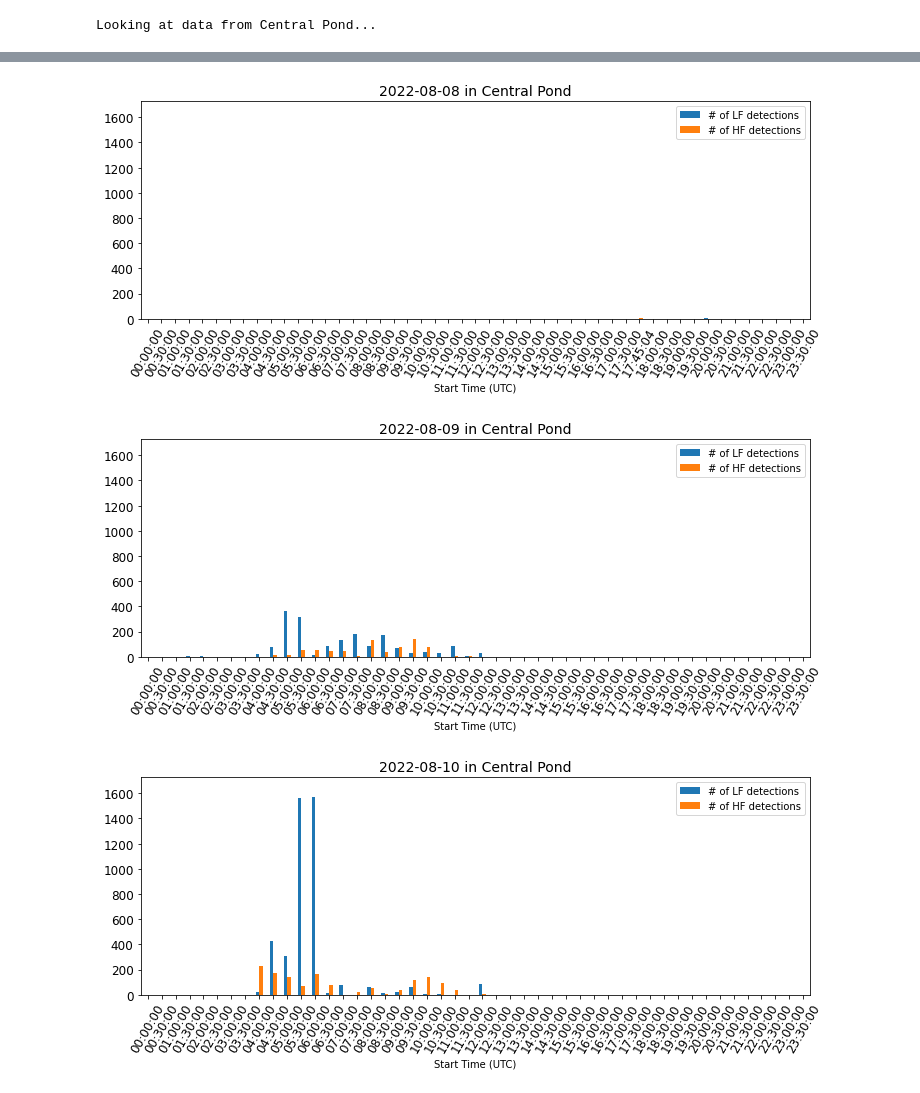
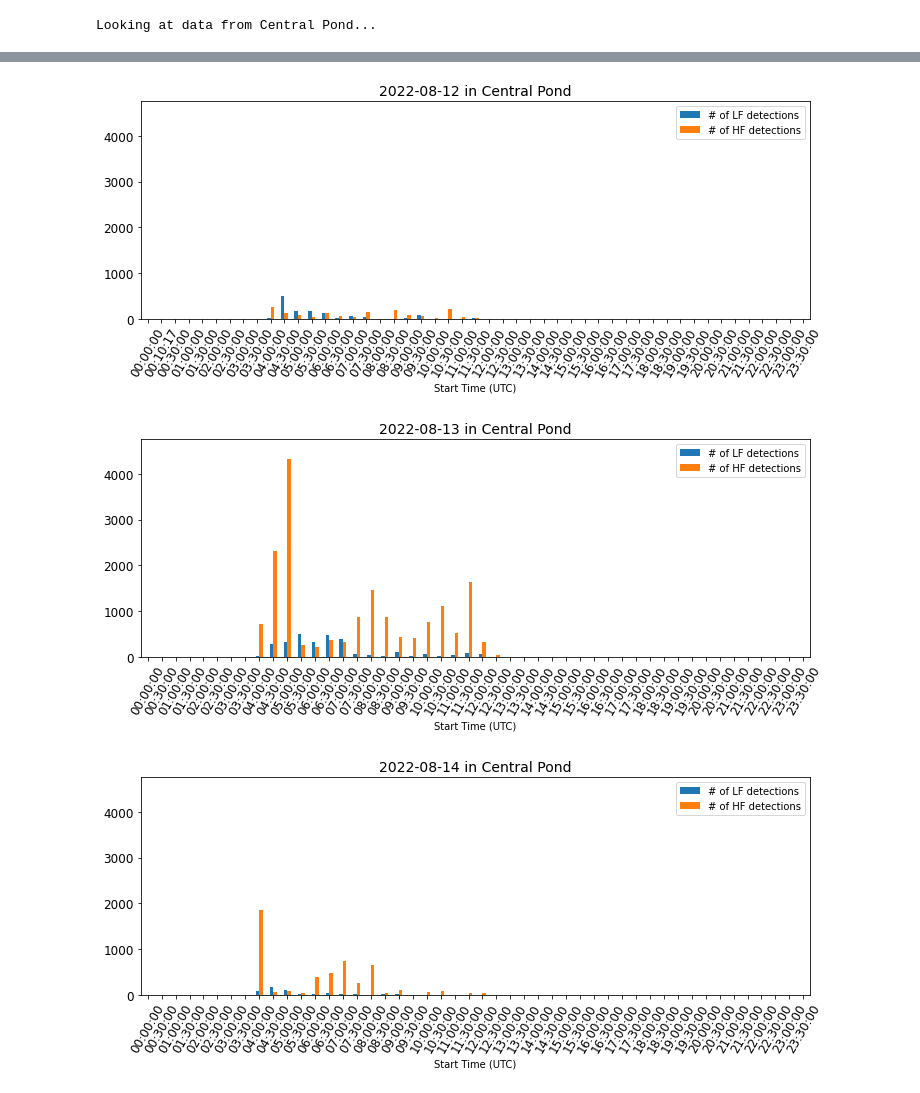
Before and after one commit to uw-echospace/ubna-field, a Jupyter notebook: notebooks/call_number_plotter.ipynb, the cells around one changed output, grey strips where cells are left out. Drawn from its saved outputs; the diff is of its cells as text; code cells hidden in the pictures.

```diff
--- a/notebooks/call_number_plotter.ipynb
+++ b/notebooks/call_number_plotter.ipynb
@@ -165,7 +165,7 @@ def pad_day_of_df(day_df, date):
 # 1) If save is true, plot is saved in ../results/raven_energy_detector_raw/call_num_summary/DATE_FOLDER/FIGS
 # 2) Several plots of activity of LF/HF calls over time. Every plot is tied to each day in the dataframe.
 
-def plot_separate(df, site, save=False):
+def plot_separate(df, site, recover_folder, save=False):
 
     # To plot each day's activity separately, group by rows that have the same date
     # We need a list of unique dates from our detection files
@@ -326,9 +326,9 @@ def generate_dtype_matrix_from_df(df, dtype, audio_dur=[0, 29, 55]):
 # These are constants that we absolutely need to know before running any scripts
 
 # Constant DATE is the date of our recovered data that we are extracting detections from
-DATE = "20220811"
+DATE = "20220815"
 # Constant SD_CARD_NUM is the SD CARD # that had been deployed for that session
-SD_CARD_NUM = "010"
+SD_CARD_NUM = "008"
 
 field_records = get_field_records()
 site_name = get_site_name(field_records, DATE, SD_CARD_NUM)
@@ -356,6 +356,6 @@ df
 # %%
-plot_separate(df, site_name, save=True)
+plot_separate(df, site_name, recover_folder, save=True)
 # %% [output]
-[figure, old version]
+[figure, new version]
-[figure, old version]
+[figure, new version]
-[figure, old version]
+[figure, new version]
```
Also changed, not shown: parts of 5 cells of this notebook.
